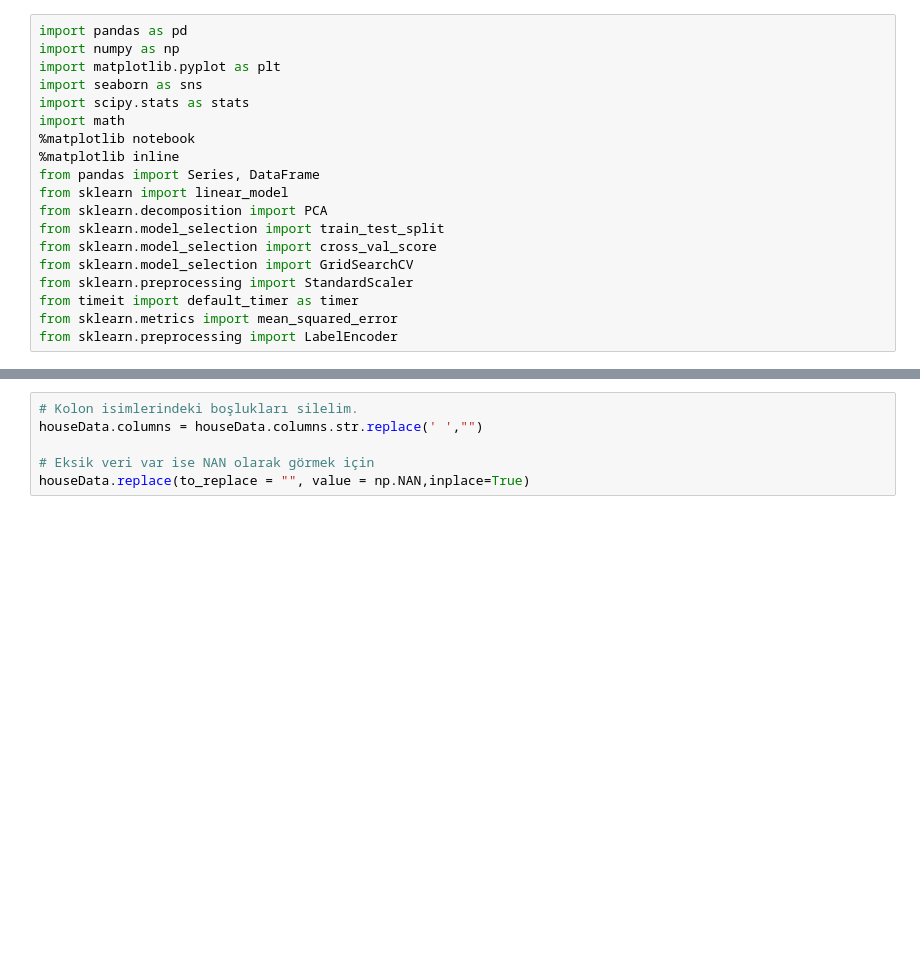
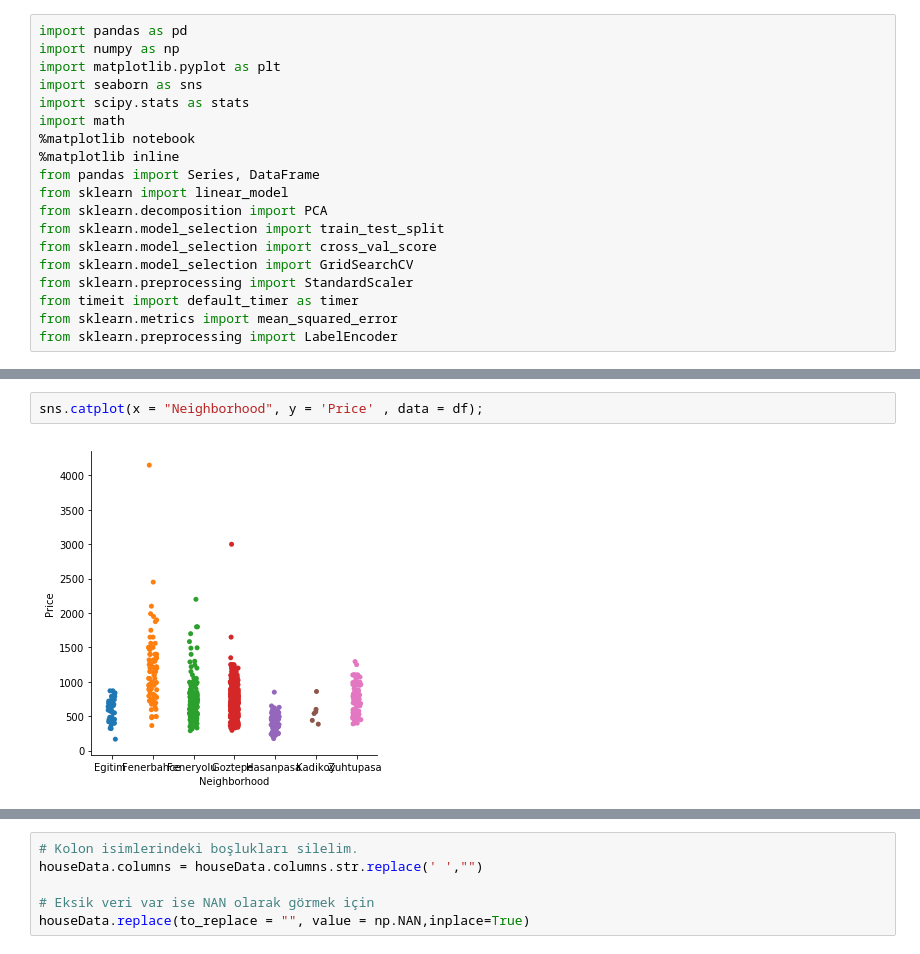
Before and after one commit to alpyts/AHV, a Jupyter notebook: Kadikoy_Konut_Fiyat.ipynb, the cells around one changed output, grey strips where cells are left out. Drawn from its saved outputs; the diff is of its cells as text; blank space fills up the shorter version.

```diff
--- a/Kadikoy_Konut_Fiyat.ipynb
+++ b/Kadikoy_Konut_Fiyat.ipynb
@@ -52,0 +202,4 @@ houseData.shape
+# %%
+sns.catplot(x = "Neighborhood", y = 'Price' , data = df);
+# %% [output]
+[figure, added]
```
Also changed, not shown: parts of 64 cells of this notebook.
